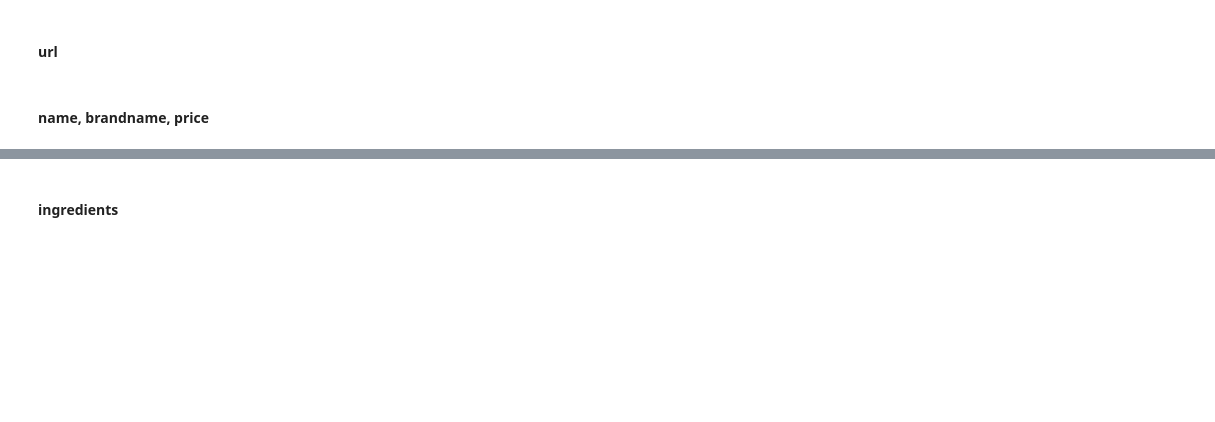
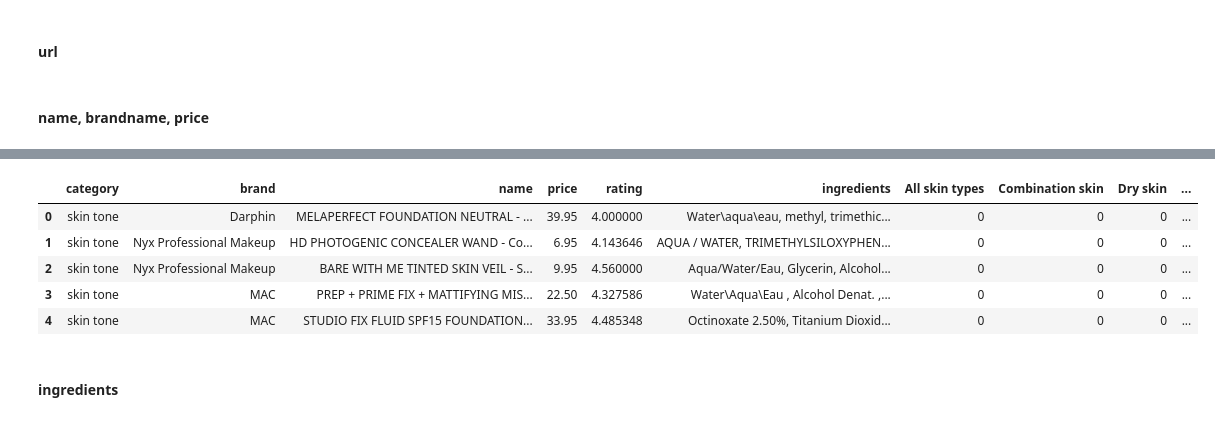
Before and after one commit to AkerkeKesha/machine-learning, a Jupyter notebook: AA20/ABalgabekova_Recommender.ipynb, the cells around one changed output, grey strips where cells are left out. Saved outputs shown, nothing was run; the diff lists cells and outputs as text; code cells hidden in the pictures; blank space fills up the shorter version.

Commit message:
Project EDA completed, Pre-processing all columns, but ingredients

```diff
--- a/AA20/ABalgabekova_Recommender.ipynb
+++ b/AA20/ABalgabekova_Recommender.ipynb
@@ -99,0 +207,3 @@ data.tail()
+# %%
+# make dummy columns for 7 different skin types
+encoded = data['skin_type'].str.get_dummies(sep=', ')
@@ -100,3 +219,16 @@ data.tail()
+# %%
+data = pd.concat([data, encoded], axis=1)
+# %%
+data = data.drop('skin_type', axis = 1)
+# %%
+data.head()
+# %% [output]
+|  | category | brand | name | price | rating | ingredients | All skin types | Combination skin | Dry skin | ... |
+| 0 | skin tone | Darphin | MELAPERFECT FOUNDATION NEUTRAL - ... | 39.95 | 4.000000 | Water\aqua\eau, methyl, trimethic... | 0 | 0 | 0 | ... |
+| 1 | skin tone | Nyx Professional Makeup | HD PHOTOGENIC CONCEALER WAND - Co... | 6.95 | 4.143646 | AQUA / WATER, TRIMETHYLSILOXYPHEN... | 0 | 0 | 0 | ... |
+| 2 | skin tone | Nyx Professional Makeup | BARE WITH ME TINTED SKIN VEIL - S... | 9.95 | 4.560000 | Aqua/Water/Eau, Glycerin, Alcohol... | 0 | 0 | 0 | ... |
+| 3 | skin tone | MAC | PREP + PRIME FIX + MATTIFYING MIS... | 22.50 | 4.327586 | Water\Aqua\Eau , Alcohol Denat. ,... | 0 | 0 | 0 | ... |
+| 4 | skin tone | MAC | STUDIO FIX FLUID SPF15 FOUNDATION... | 33.95 | 4.485348 | Octinoxate 2.50%, Titanium Dioxid... | 0 | 0 | 0 | ... |
 # %% [markdown]
 #### ingredients
 # %%
```
Also changed, not shown: parts of 27 cells of this notebook.
